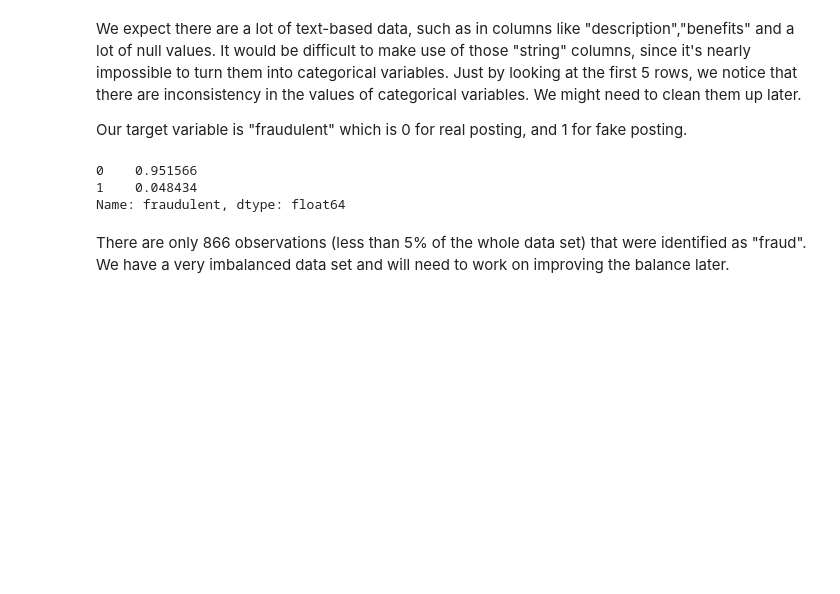
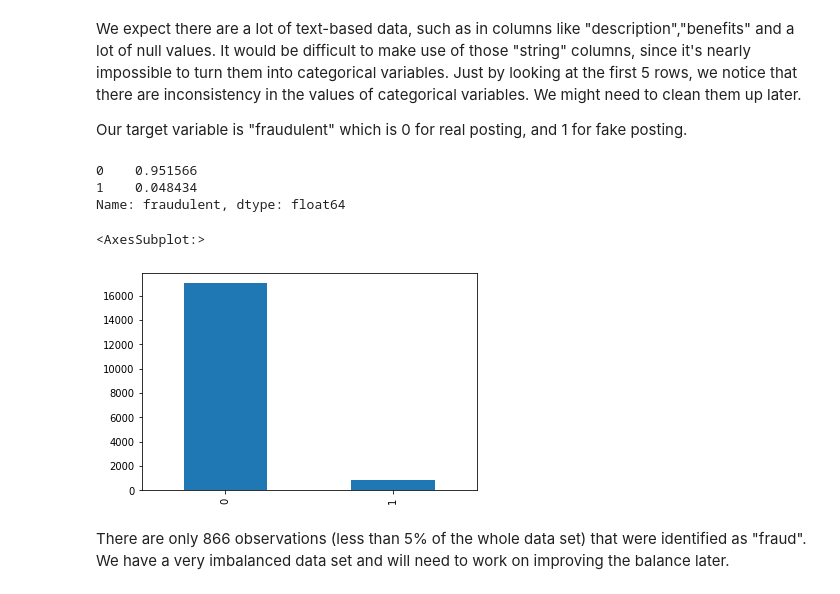
Before and after one commit to midori256/Job-Postings-Abuse-Analysis, a Jupyter notebook: exploratory_data_analysis.ipynb, the cells around one changed output. Cells and saved outputs as stored; diff of their text form; code cells hidden in the pictures; blank space fills up the shorter version.

```diff
--- a/exploratory_data_analysis.ipynb
+++ b/exploratory_data_analysis.ipynb
@@ -38,3 +61,8 @@ Index(['job_id', 'title', 'location', 'department', 'salary_range',
+# %%
+# change data for categorical variables
+categorical_col = ['telecommuting', 'has_company_logo', 'has_questions', 'employment_type', 'required_experience', 'required_education', 'industry', 'function', 'fraudulent']
+for col in categorical_col:
+    df[col] = df[col].astype("category")
 # %% [markdown]
 We expect there are a lot of text-based data, such as in columns like "description","benefits" and a lot of null values. It would be difficult to make use of those "string" columns, since it's nearly impossible to turn them into categorical variables. Just by looking at the first 5 rows, we notice that there are inconsistency in the values of categorical variables. We might need to clean them up later.
 
@@ -46,6 +74,12 @@ df["fraudulent"].value_counts(normalize=True)
 0    0.951566
 1    0.048434
 Name: fraudulent, dtype: float64
+# %%
+# bar chart for the target variable
+df["fraudulent"].value_counts().plot(kind="bar")
+# %% [output]
+<AxesSubplot:>
+[figure, added]
 # %% [markdown]
 There are only 866 observations (less than 5% of the whole data set) that were identified as "fraud". We have a very imbalanced data set and will need to work on improving the balance later.
 # %%
```
Also changed, not shown: parts of 21 cells of this notebook, 2 other files.
